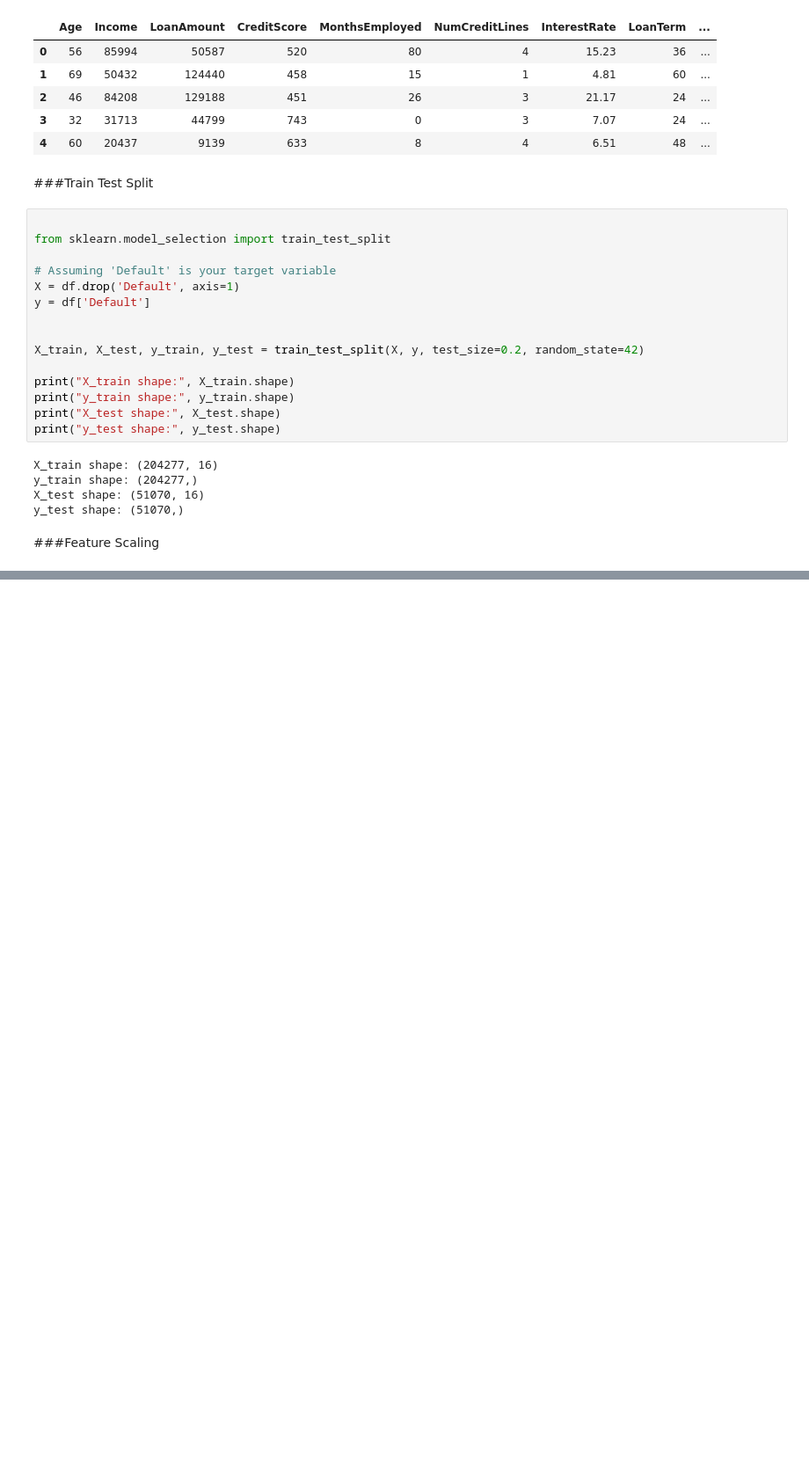
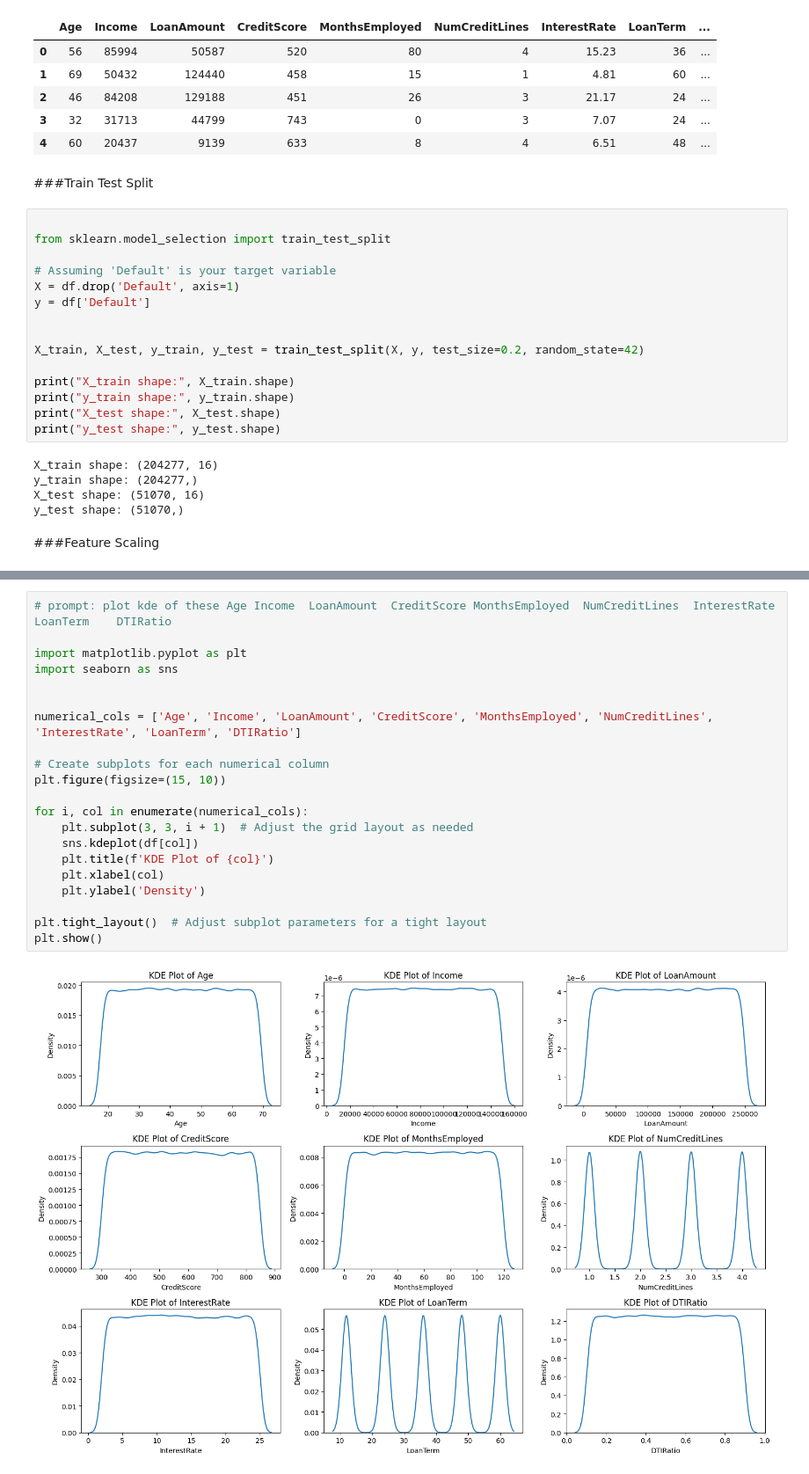
Before and after one commit to kapilsuara/Loan-Defaulter, a Jupyter notebook: Loan_Defaulter_ML_Predication.ipynb, the cells around one changed output, grey strips where cells are left out. Shown: that part at 88% size. Drawn from its saved outputs; the diff is of its cells as text; blank space fills up the shorter version.

```diff
--- a/Loan_Defaulter_ML_Predication.ipynb
+++ b/Loan_Defaulter_ML_Predication.ipynb
@@ -137,0 +172,23 @@ y_test shape: (51070,)
+# %%
+# prompt: plot kde of these Age	Income	LoanAmount	CreditScore	MonthsEmployed	NumCreditLines	InterestRate	LoanTerm	DTIRatio
+
+import matplotlib.pyplot as plt
+import seaborn as sns
+
+
+numerical_cols = ['Age', 'Income', 'LoanAmount', 'CreditScore', 'MonthsEmployed', 'NumCreditLines', 'InterestRate', 'LoanTerm', 'DTIRatio']
+
+# Create subplots for each numerical column
+plt.figure(figsize=(15, 10))
+
+for i, col in enumerate(numerical_cols):
+    plt.subplot(3, 3, i + 1)  # Adjust the grid layout as needed
+    sns.kdeplot(df[col])
+    plt.title(f'KDE Plot of {col}')
+    plt.xlabel(col)
+    plt.ylabel('Density')
+
+plt.tight_layout()  # Adjust subplot parameters for a tight layout
+plt.show()
+# %% [output]
+[figure, added]
```
Also changed, not shown: parts of 1 cell of this notebook.
